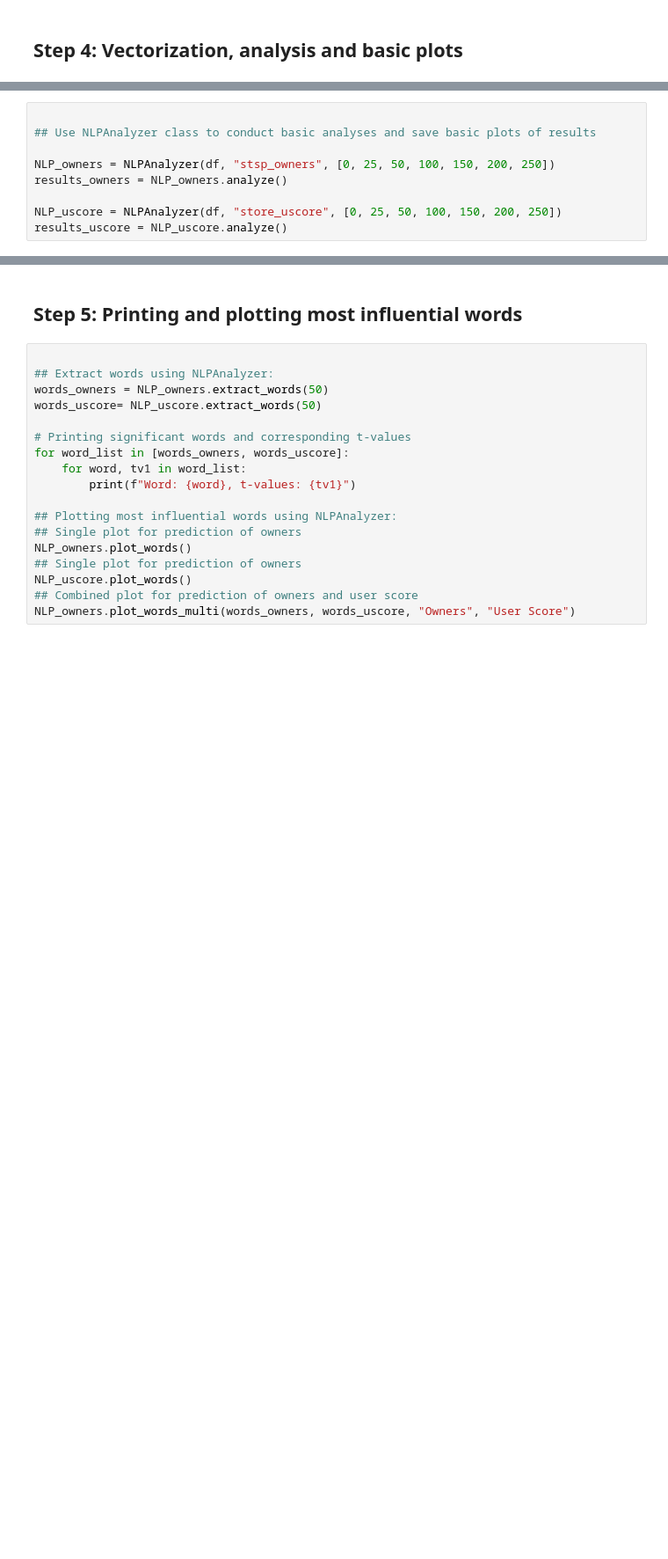
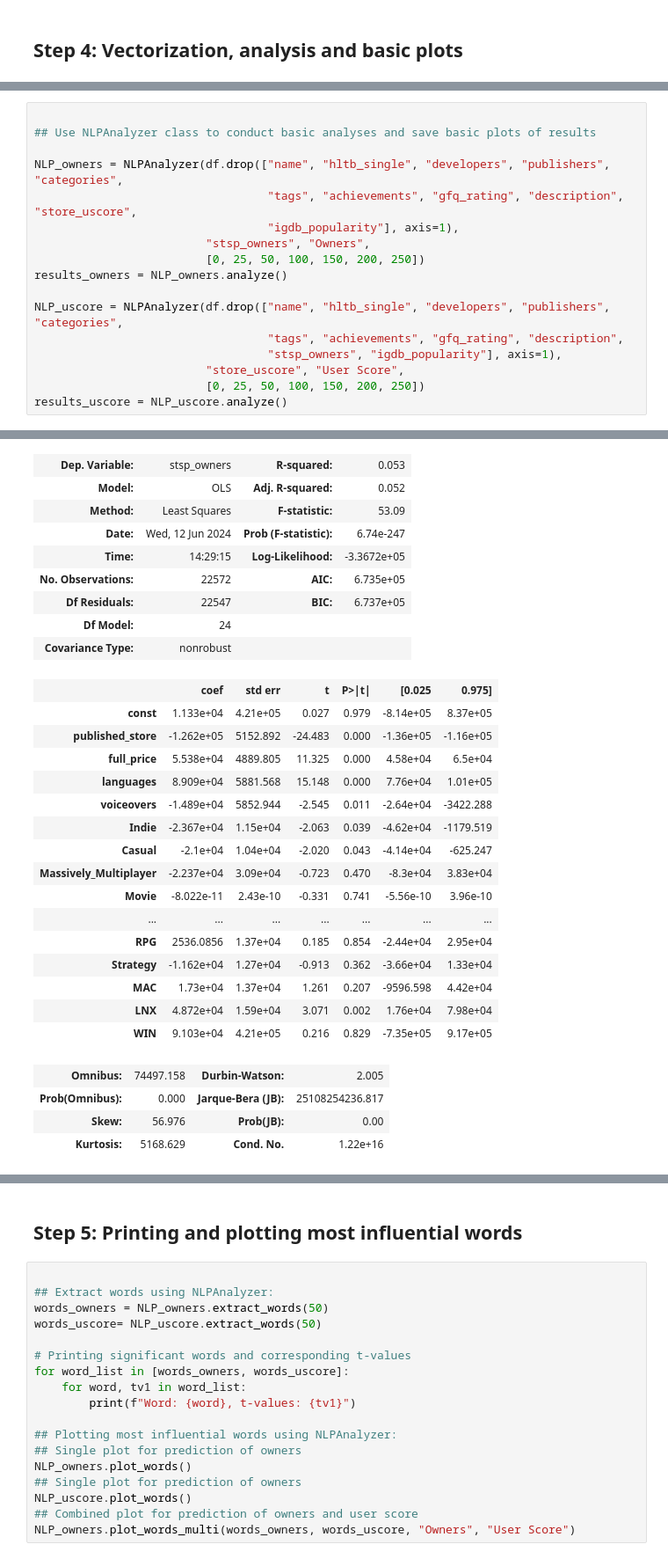
Before and after one commit to tgrauenhorst/Predicting_Video_Game_Success, a Jupyter notebook: notebooks/analyses/analyses_nlp_comparison.ipynb, the cells around one changed output, grey strips where cells are left out. Shown at 88% size. Saved outputs shown, nothing was run; the diff lists cells and outputs as text; blank space fills up the shorter version.

```diff
--- a/notebooks/analyses/analyses_nlp_comparison.ipynb
+++ b/notebooks/analyses/analyses_nlp_comparison.ipynb
@@ -679,8 +676,17 @@ Starting text cleaner
 
 ## Use NLPAnalyzer class to conduct basic analyses and save basic plots of results
 
-NLP_owners = NLPAnalyzer(df, "stsp_owners", [0, 25, 50, 100, 150, 200, 250])
+NLP_owners = NLPAnalyzer(df.drop(["name", "hltb_single", "developers", "publishers", "categories",
+                                  "tags", "achievements", "gfq_rating", "description", "store_uscore",
+                                  "igdb_popularity"], axis=1),
+                         "stsp_owners", "Owners",
+                         [0, 25, 50, 100, 150, 200, 250])
 results_owners = NLP_owners.analyze()
 
-NLP_uscore = NLPAnalyzer(df, "store_uscore", [0, 25, 50, 100, 150, 200, 250])
+NLP_uscore = NLPAnalyzer(df.drop(["name", "hltb_single", "developers", "publishers", "categories",
+                                  "tags", "achievements", "gfq_rating", "description",
+                                  "stsp_owners", "igdb_popularity"], axis=1),
+                         "store_uscore", "User Score",
+                         [0, 25, 50, 100, 150, 200, 250])
 results_uscore = NLP_uscore.analyze()
+# %% [output]
@@ -686,0 +703,29 @@ results_uscore = NLP_uscore.analyze()
+| Dep. Variable: | stsp_owners | R-squared: | 0.053 |
+| Model: | OLS | Adj. R-squared: | 0.052 |
+| Method: | Least Squares | F-statistic: | 53.09 |
+| Date: | Wed, 12 Jun 2024 | Prob (F-statistic): | 6.74e-247 |
+| Time: | 14:29:15 | Log-Likelihood: | -3.3672e+05 |
+| No. Observations: | 22572 | AIC: | 6.735e+05 |
+| Df Residuals: | 22547 | BIC: | 6.737e+05 |
+| Df Model: | 24 |  |  |
+| Covariance Type: | nonrobust |  |  |
+|  | coef | std err | t | P>|t| | [0.025 | 0.975] |
+| const | 1.133e+04 | 4.21e+05 | 0.027 | 0.979 | -8.14e+05 | 8.37e+05 |
+| published_store | -1.262e+05 | 5152.892 | -24.483 | 0.000 | -1.36e+05 | -1.16e+05 |
+| full_price | 5.538e+04 | 4889.805 | 11.325 | 0.000 | 4.58e+04 | 6.5e+04 |
+| languages | 8.909e+04 | 5881.568 | 15.148 | 0.000 | 7.76e+04 | 1.01e+05 |
+| voiceovers | -1.489e+04 | 5852.944 | -2.545 | 0.011 | -2.64e+04 | -3422.288 |
+| Indie | -2.367e+04 | 1.15e+04 | -2.063 | 0.039 | -4.62e+04 | -1179.519 |
+| Casual | -2.1e+04 | 1.04e+04 | -2.020 | 0.043 | -4.14e+04 | -625.247 |
+| Massively_Multiplayer | -2.237e+04 | 3.09e+04 | -0.723 | 0.470 | -8.3e+04 | 3.83e+04 |
+| Movie | -8.022e-11 | 2.43e-10 | -0.331 | 0.741 | -5.56e-10 | 3.96e-10 |
+| ... | ... | ... | ... | ... | ... | ... |
+| RPG | 2536.0856 | 1.37e+04 | 0.185 | 0.854 | -2.44e+04 | 2.95e+04 |
+| Strategy | -1.162e+04 | 1.27e+04 | -0.913 | 0.362 | -3.66e+04 | 1.33e+04 |
+| MAC | 1.73e+04 | 1.37e+04 | 1.261 | 0.207 | -9596.598 | 4.42e+04 |
+| LNX | 4.872e+04 | 1.59e+04 | 3.071 | 0.002 | 1.76e+04 | 7.98e+04 |
+| WIN | 9.103e+04 | 4.21e+05 | 0.216 | 0.829 | -7.35e+05 | 9.17e+05 |
+| Omnibus: | 74497.158 | Durbin-Watson: | 2.005 |
+| Prob(Omnibus): | 0.000 | Jarque-Bera (JB): | 25108254236.817 |
+| Skew: | 56.976 | Prob(JB): | 0.00 |
+| Kurtosis: | 5168.629 | Cond. No. | 1.22e+16 |
```
Also changed, not shown: parts of 10 cells of this notebook, 1 other file.
